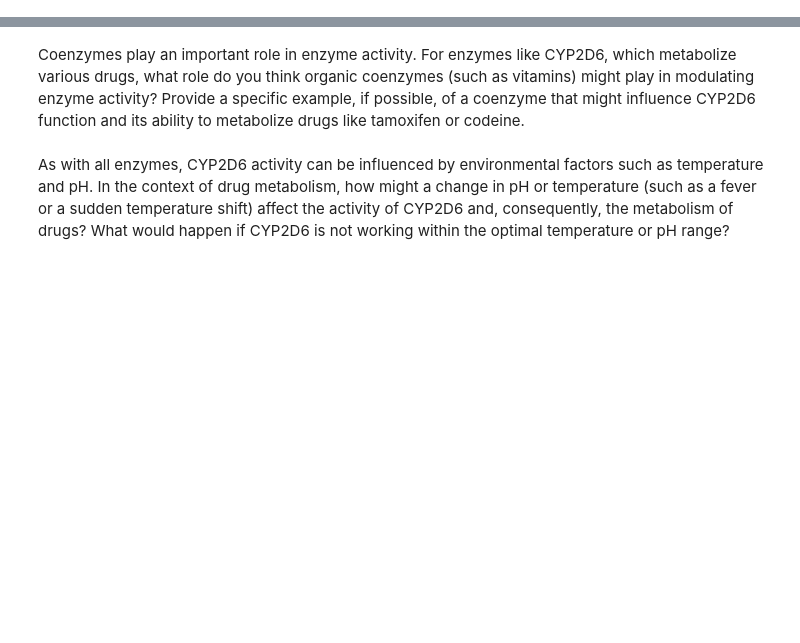
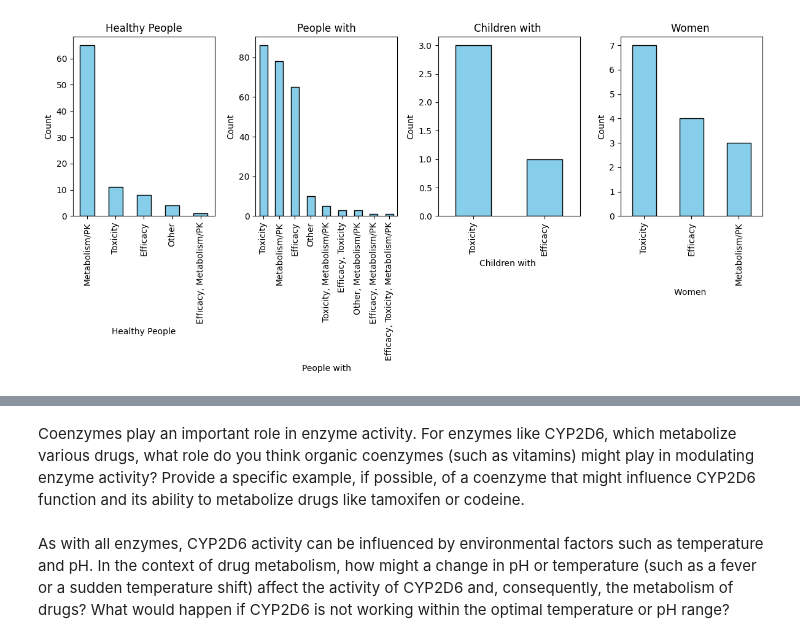
Before and after one commit to ds-modules/ecc-biology, a Jupyter notebook: enzymes/enzymes_bioinformatics.ipynb, the cells around one changed output, grey strips where cells are left out. Drawn from its saved outputs; the diff is of its cells as text; code cells hidden in the pictures; blank space fills up the shorter version.

```diff
--- a/enzymes/enzymes_bioinformatics.ipynb
+++ b/enzymes/enzymes_bioinformatics.ipynb
@@ -166,0 +87,4 @@ Questions:
+# %%
+display_population_type_data(phenotype, 'Phenotype Category')
+# %% [output]
+[figure, added]
```
Also changed, not shown: parts of 20 cells of this notebook, 5 other files.
